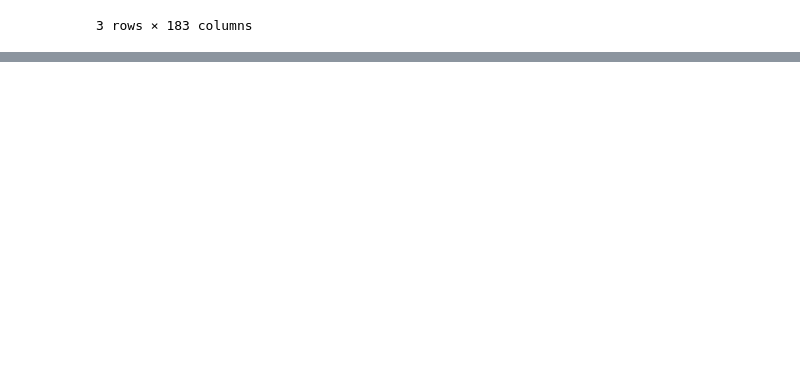
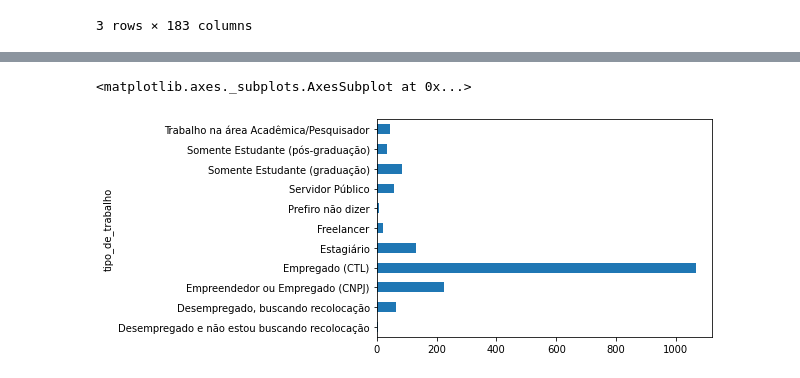
Before and after one commit to SandroSidney/Python, a Jupyter notebook: Aula_06_DDS_T5.ipynb, the cells around one changed output, grey strips where cells are left out. Drawn from its saved outputs; the diff is of its cells as text; code cells hidden in the pictures; blank space fills up the shorter version.

```diff
--- a/Aula_06_DDS_T5.ipynb
+++ b/Aula_06_DDS_T5.ipynb
@@ -479,0 +492,6 @@ cds.head(3)
+# %%
+# Por tipo de Trabalho
+dados.groupby('tipo_de_trabalho')[("('P1', 'age')")].count().round(2).T.plot(kind = 'barh')
+# %% [output]
+<matplotlib.axes._subplots.AxesSubplot at 0x...>
+[figure, added]
```
Also changed, not shown: parts of 2 cells of this notebook.
